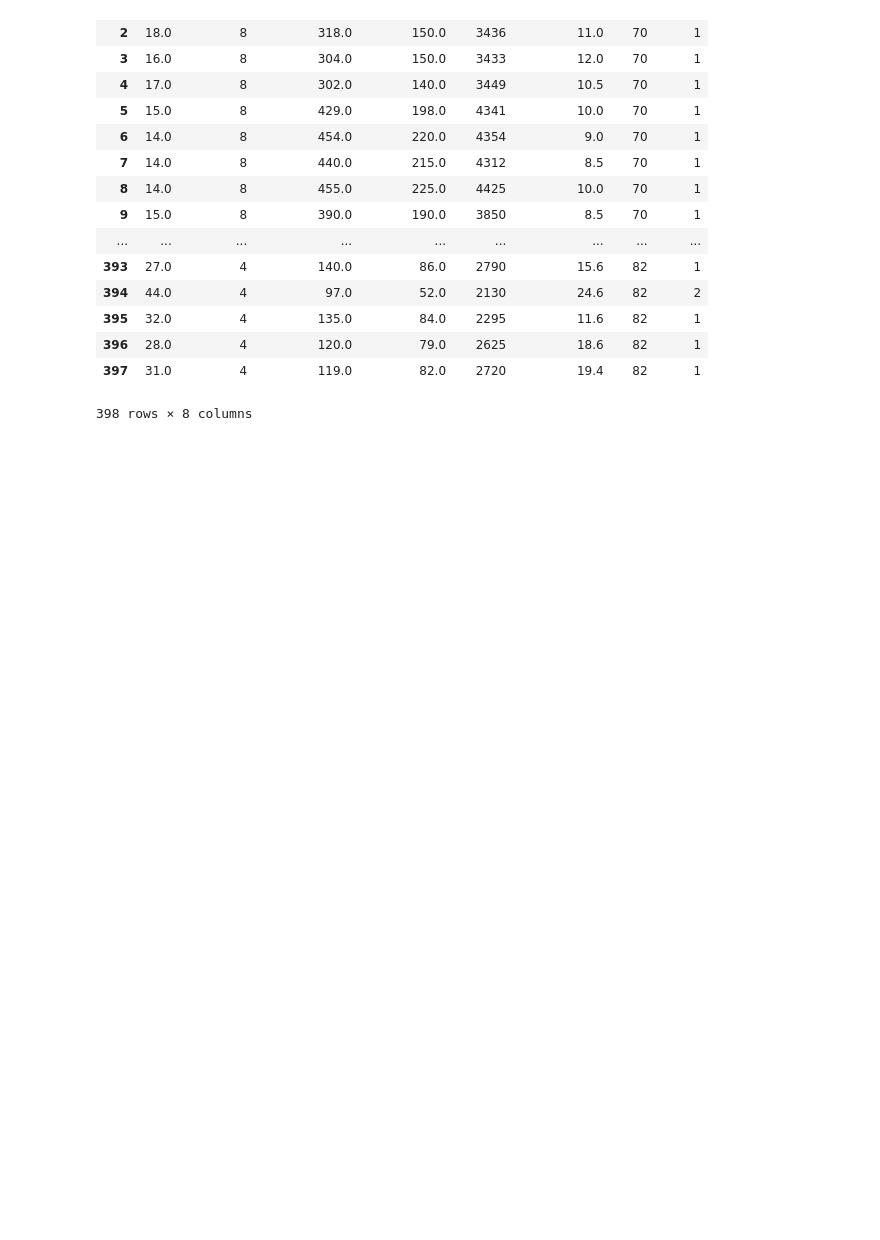
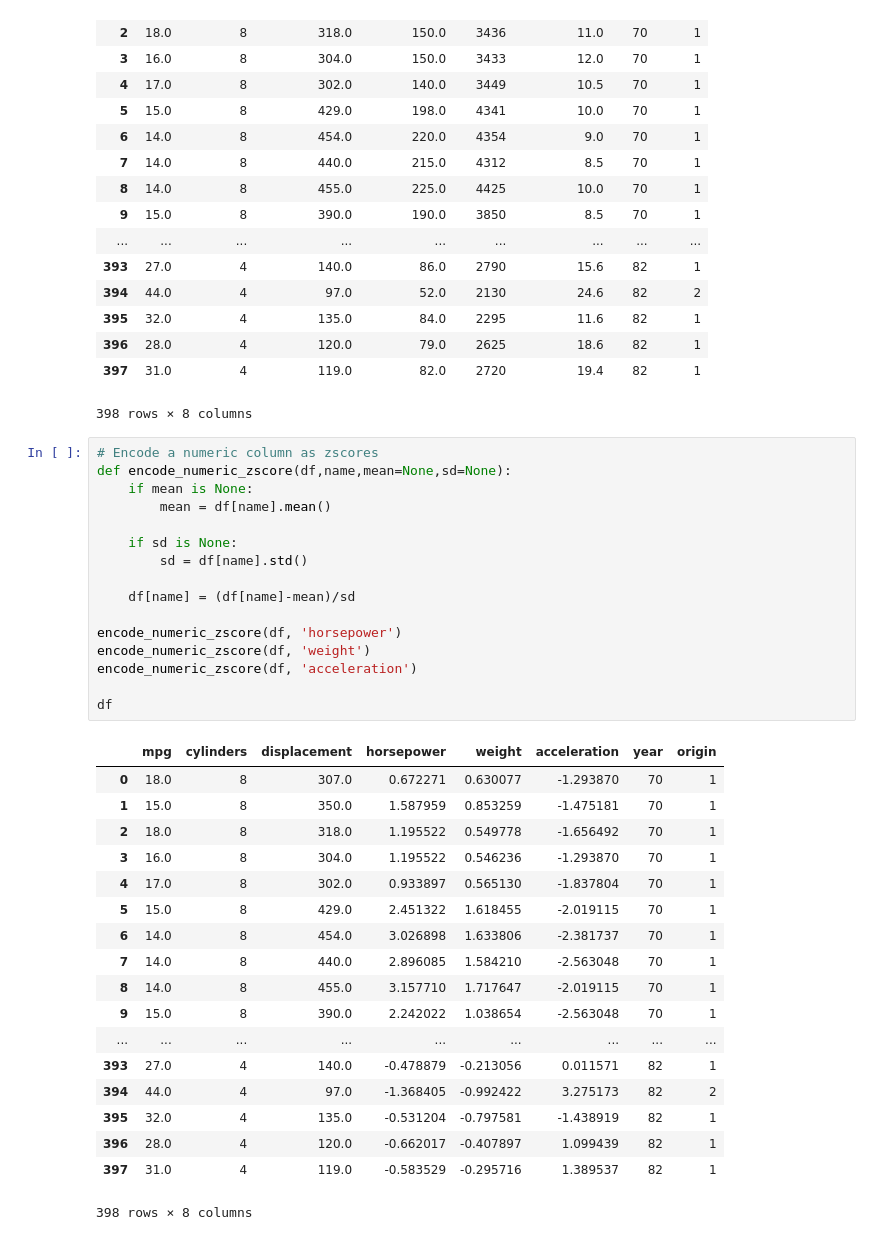
Before and after one commit to irfanalidv/Applications_of_Deep_Neural_Networks, a Jupyter notebook: Preprocessing.ipynb, the cells around one changed output. Drawn from its saved outputs; the diff is of its cells as text; blank space fills up the shorter version.

Commit message:
encode to zscore #13

```diff
--- a/Preprocessing.ipynb
+++ b/Preprocessing.ipynb
@@ -84,3 +84,38 @@ df
 | 396 | 28.0 | 4 | 120.0 | 79.0 | 2625 | 18.6 | 82 | 1 |
 | 397 | 31.0 | 4 | 119.0 | 82.0 | 2720 | 19.4 | 82 | 1 |
 398 rows × 8 columns
+# %%
+# Encode a numeric column as zscores
+def encode_numeric_zscore(df,name,mean=None,sd=None):
+    if mean is None:
+        mean = df[name].mean()
+
+    if sd is None:
+        sd = df[name].std()
+
+    df[name] = (df[name]-mean)/sd
+
+encode_numeric_zscore(df, 'horsepower')
+encode_numeric_zscore(df, 'weight')
+encode_numeric_zscore(df, 'acceleration')
+
+df
+# %% [output]
+|  | mpg | cylinders | displacement | horsepower | weight | acceleration | year | origin |
+| 0 | 18.0 | 8 | 307.0 | 0.672271 | 0.630077 | -1.293870 | 70 | 1 |
+| 1 | 15.0 | 8 | 350.0 | 1.587959 | 0.853259 | -1.475181 | 70 | 1 |
+| 2 | 18.0 | 8 | 318.0 | 1.195522 | 0.549778 | -1.656492 | 70 | 1 |
+| 3 | 16.0 | 8 | 304.0 | 1.195522 | 0.546236 | -1.293870 | 70 | 1 |
+| 4 | 17.0 | 8 | 302.0 | 0.933897 | 0.565130 | -1.837804 | 70 | 1 |
+| 5 | 15.0 | 8 | 429.0 | 2.451322 | 1.618455 | -2.019115 | 70 | 1 |
+| 6 | 14.0 | 8 | 454.0 | 3.026898 | 1.633806 | -2.381737 | 70 | 1 |
+| 7 | 14.0 | 8 | 440.0 | 2.896085 | 1.584210 | -2.563048 | 70 | 1 |
+| 8 | 14.0 | 8 | 455.0 | 3.157710 | 1.717647 | -2.019115 | 70 | 1 |
+| 9 | 15.0 | 8 | 390.0 | 2.242022 | 1.038654 | -2.563048 | 70 | 1 |
+| ... | ... | ... | ... | ... | ... | ... | ... | ... |
+| 393 | 27.0 | 4 | 140.0 | -0.478879 | -0.213056 | 0.011571 | 82 | 1 |
+| 394 | 44.0 | 4 | 97.0 | -1.368405 | -0.992422 | 3.275173 | 82 | 2 |
+| 395 | 32.0 | 4 | 135.0 | -0.531204 | -0.797581 | -1.438919 | 82 | 1 |
+| 396 | 28.0 | 4 | 120.0 | -0.662017 | -0.407897 | 1.099439 | 82 | 1 |
+| 397 | 31.0 | 4 | 119.0 | -0.583529 | -0.295716 | 1.389537 | 82 | 1 |
+398 rows × 8 columns
```
